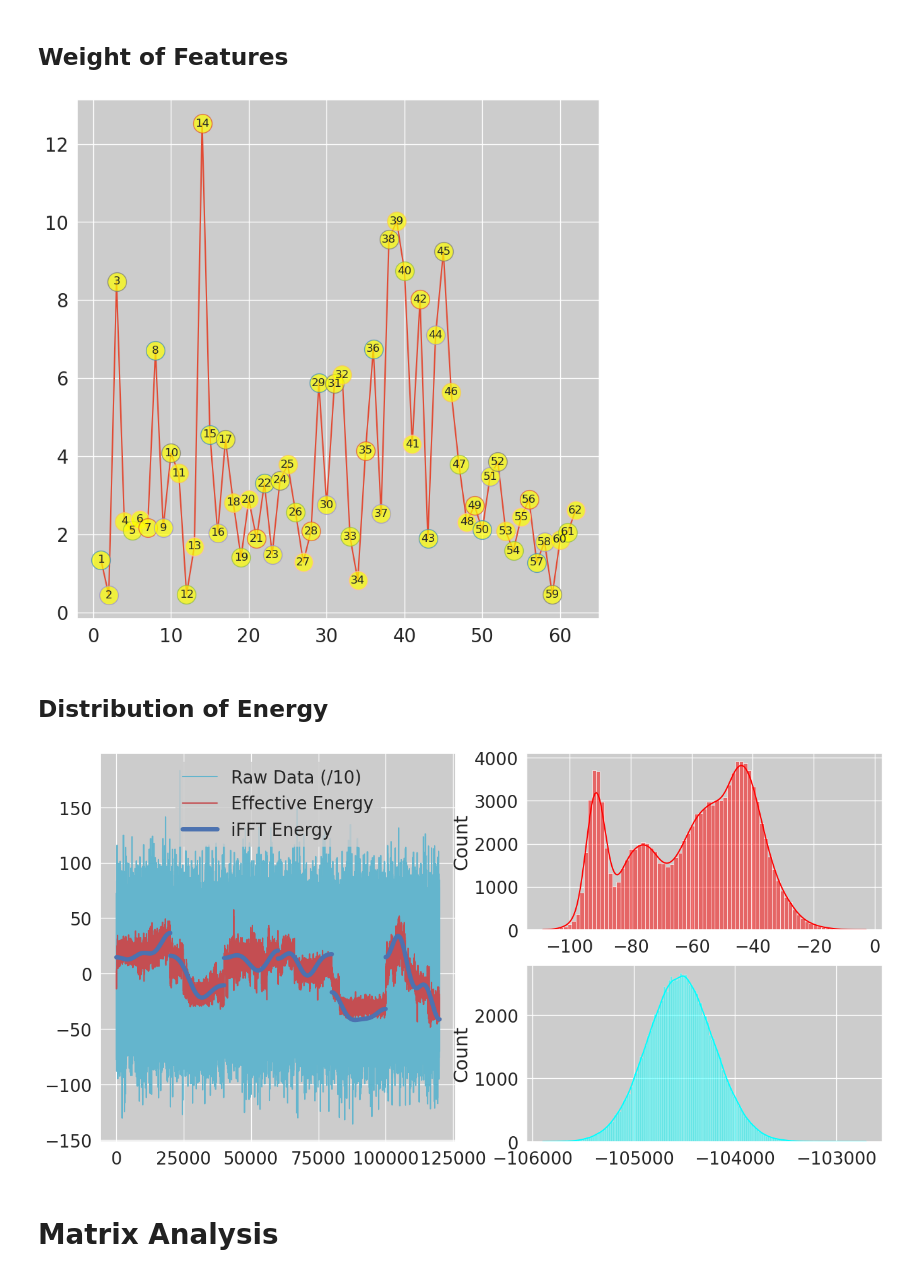
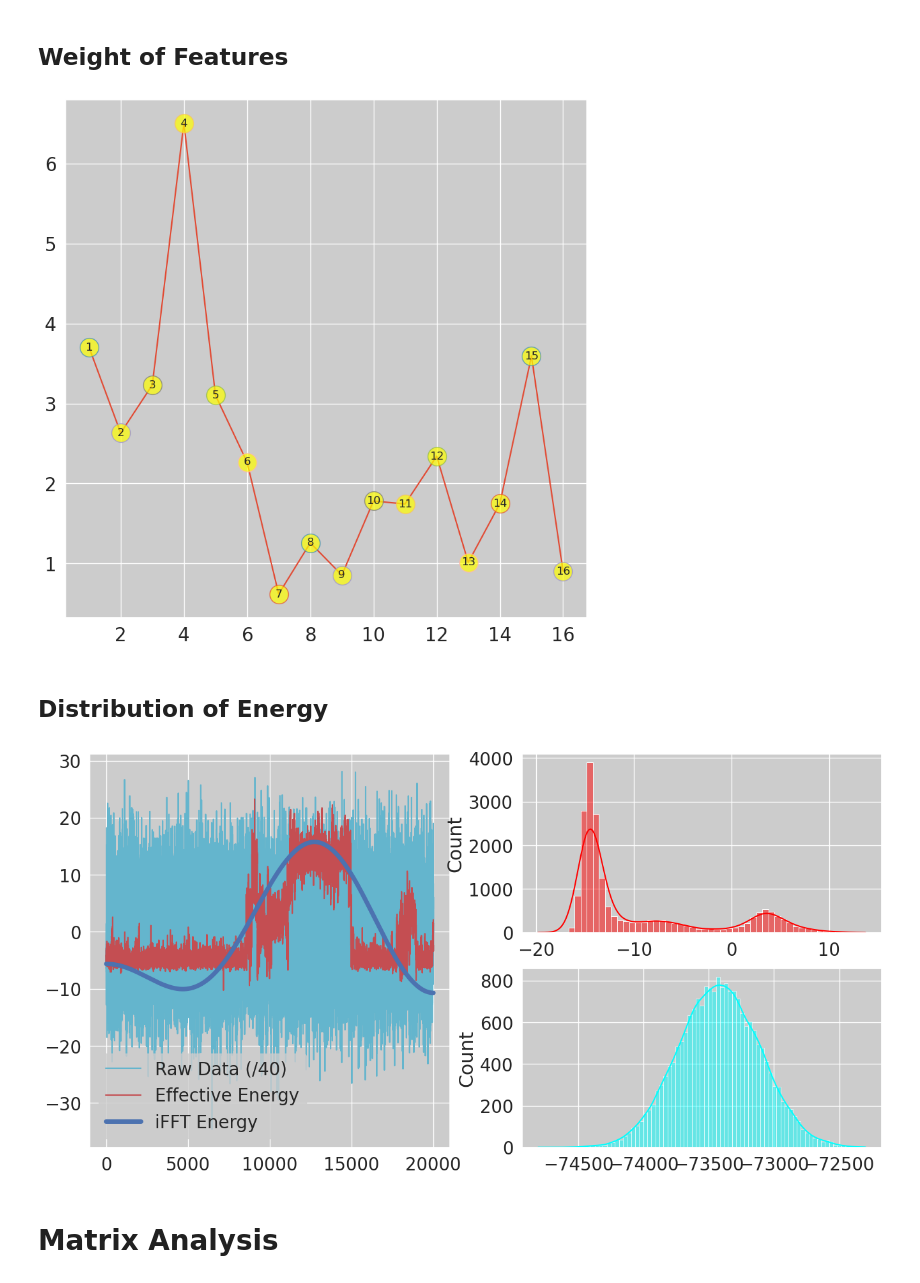
Before and after one commit to ghzuo/EscalKNM, a Jupyter notebook: notebook/EscalTM/EscalTM-multiTraj.ipynb, the cells around one changed output. Saved outputs shown, nothing was run; the diff lists cells and outputs as text; code cells hidden in the pictures.

Commit message:
first version for EscalNet with linear regression

```diff
--- a/notebook/EscalTM/EscalTM-multiTraj.ipynb
+++ b/notebook/EscalTM/EscalTM-multiTraj.ipynb
@@ -66,11 +66,11 @@ filePref = f"{datadir}/" #"/MD-clst"
 fileSuff = ".xtc"
 
 ## the input trajs
-trajs = [x.replace(filePref, "").replace(fileSuff, "")
-         for x in sorted(glob.glob(f"{filePref}*{fileSuff}"))
-         if '000' in x
-        ]
-#trajs = ["003", "005"]
+# trajs = [x.replace(filePref, "").replace(fileSuff, "")
+#          for x in sorted(glob.glob(f"{filePref}*{fileSuff}"))
+#          if '000' in x
+#         ]
+trajs = ["375"]
 
 ## output information
 print("Find ", len(trajs), " trajectories in ", datadir)
@@ -147,16 +144,22 @@ The base units of trajectores is 2.5
 # %%
 ## do FFT rescaling
 efft = et.Efft(Xlist, Elist)
+
+## set the mapping tool
+xmap = mt.LinearRegress()
+
+## get the score
+qmc = xmap.score(efft)
 # %% [markdown]
 ## Multiple Correlation Coefficient
 # %%
 ## plot the multiple correlation coefficient
-qmc = mt.score(efft)
 plt.plot(qmc['list'][:,0],qmc['list'][:,1], marker="o")
 
 ## annotate the peak value
 xy    = (qmc['KappaMax'], qmc['qmcMax'])
-xytxt = [xy[0]+0.1*np.max(qmc['list'][:,0]), xy[1]-0.02]
+offset = 0.1 * (np.max(qmc['list'], axis=0)-np.min(qmc['list'],axis=0))
+xytxt  = [xy[0] + offset[0], xy[1] - offset[1]]
 plt.annotate("#{:d} ({:.1f} MHz)\nQMC = {:.2f}"
             .format(int(xy[0]), (xy[0]-1)*ufreq, xy[1]),
             xy=xy, xytext=xytxt, color='blue',
@@ -167,14 +170,14 @@ Text(9.9, 0.8997517669042873, '#5 (10.0 MHz)\nQMC = 0.92')
 # %% [markdown]
 ## Weight of Features
 # %%
-rescl = mt.scale(efft, qmc['KappaMax'])
+rescl = xmap.scale(efft, qmc['KappaMax'])
 fscal = []
 for i in range(0, len(rescl['A']), 2):
     fscal.append(np.sqrt(rescl['A'][i]*rescl['A'][i]
                 + rescl['A'][i+1]*rescl['A'][i+1]))
 bt.plot.coefplot(fscal)
 # %% [output]
-[figure, old version]
+[figure, new version]
 # %% [markdown]
 ## Distribution of Energy
 # %%
@@ -182,7 +185,7 @@ bt.plot.coefplot(fscal)
 bt.plot.efplot(np.concatenate(Elist), rescl['Ef'],
                np.concatenate([np.dot(x, rescl['A']) for x in Xlist]))
 # %% [output]
-[figure, old version]
+[figure, new version]
 # %% [markdown]
 # Matrix Analysis
 # %% [markdown]
```
Also changed, not shown: parts of 15 cells of this notebook, 8 other files.
